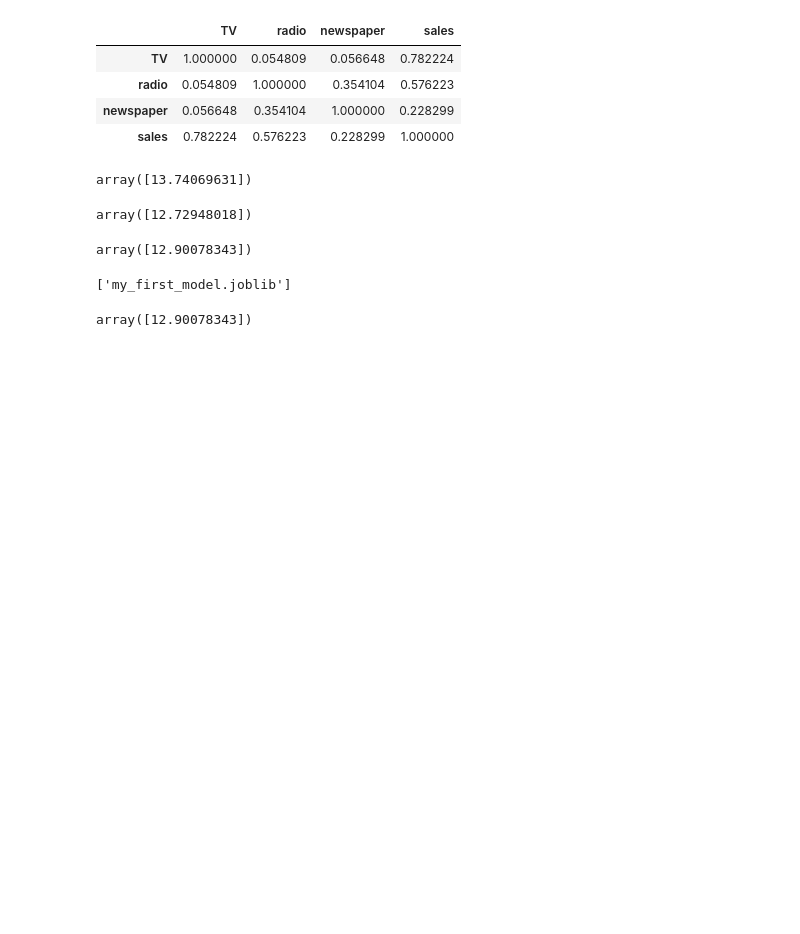
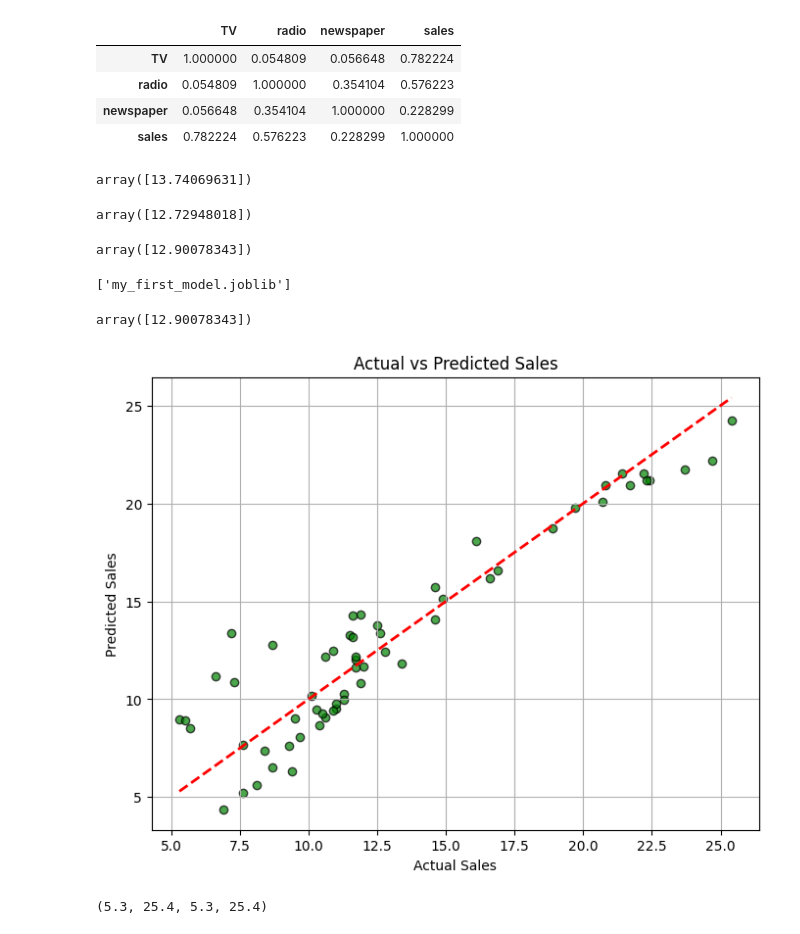
Before and after one commit to aakashkumar089/Class-notes, a Jupyter notebook: OTS_MLR.ipynb, the cells around one changed output. Saved outputs shown, nothing was run; the diff lists cells and outputs as text; code cells hidden in the pictures; blank space fills up the shorter version.

```diff
--- a/OTS_MLR.ipynb
+++ b/OTS_MLR.ipynb
@@ -249,3 +249,23 @@ loded_model = load('/content/my_first_model.joblib')
 loded_model.predict(campaign3)
 # %% [output]
 array([12.90078343])
+# %%
+plt.figure(figsize=(8,6))
+plt.scatter(y_test, test_predictions,  color='green', edgecolor='k', alpha=0.7)
+
+# plt.plot(x_values, y_values, style, ...)
+# So it draws a line from point (min, min) to point (max, max). That's the line y = x.
+plt.plot([y_test.min(), y_test.max()], [y_test.min(), y_test.max()], 'r--', lw=2)
+
+plt.xlabel('Actual Sales')
+plt.ylabel('Predicted Sales')
+plt.title('Actual vs Predicted Sales')
+plt.grid(True)
+plt.show()
+# %% [output]
+[figure, added]
+# %%
+y_test.min(), y_test.max(), y_test.min(), y_test.max()
+# So it draws a line from point (min, min) to point (max, max). That's the line y = x.
+# %% [output]
+(5.3, 25.4, 5.3, 25.4)
```
Also changed, not shown: parts of 1 cell of this notebook.
